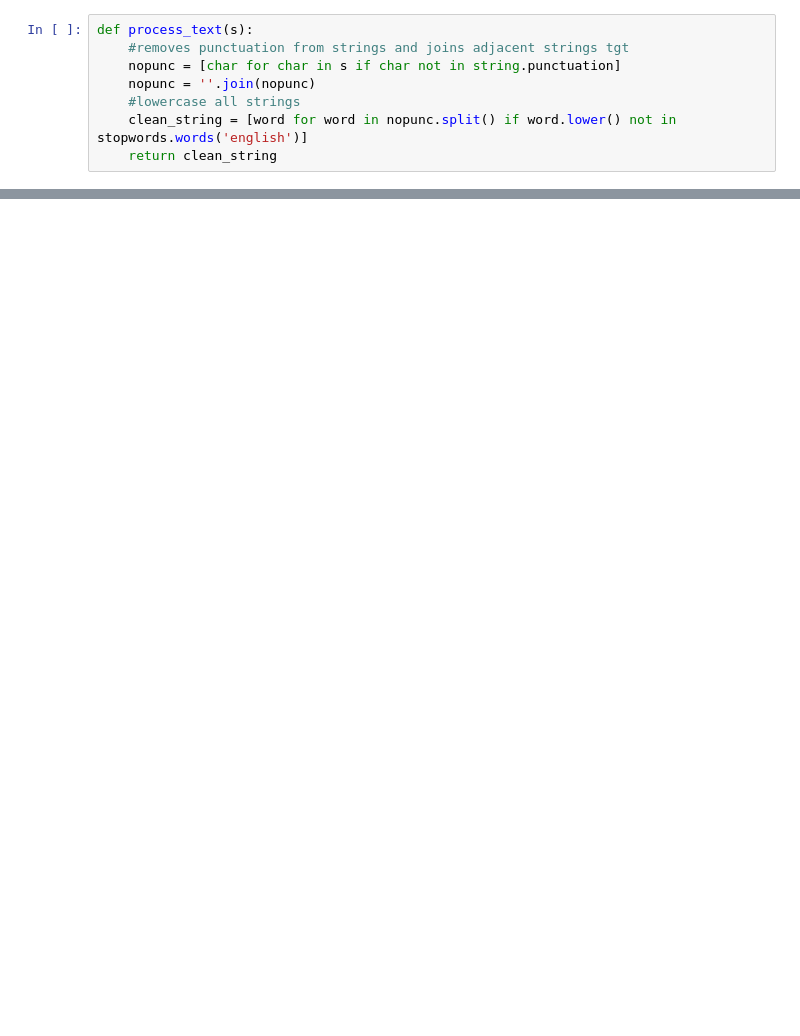
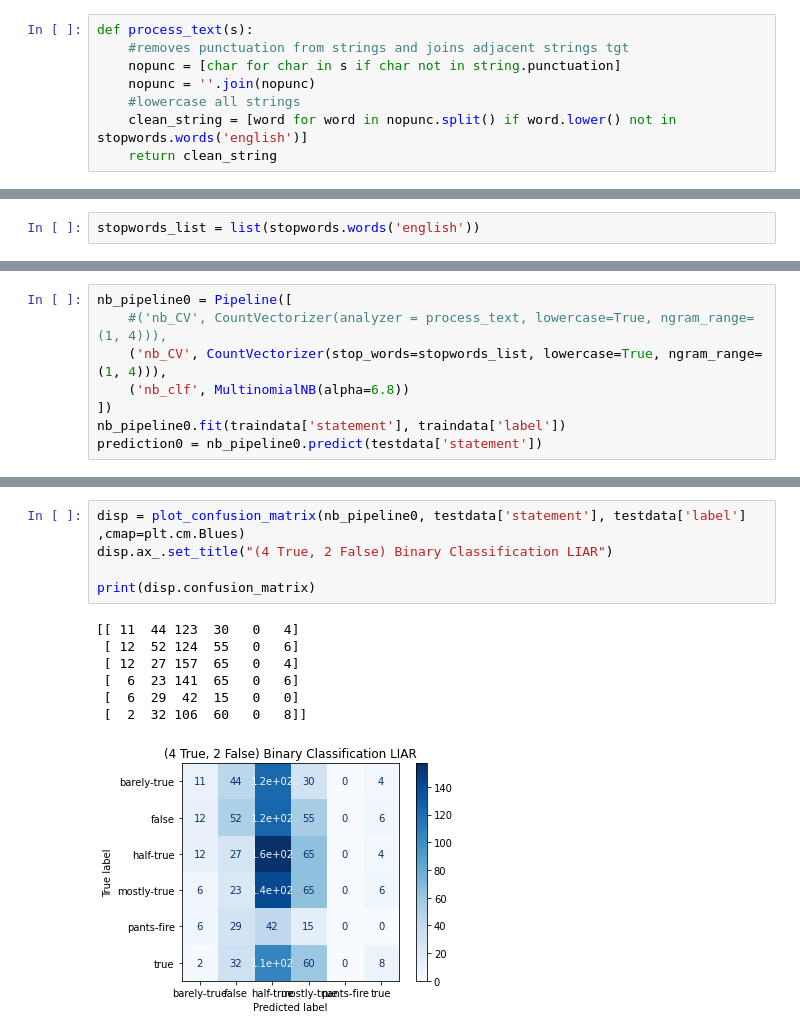
Before and after one commit to sshetkar3858/EE461P_Final_Project_Fake_News_Classifier, a Jupyter notebook: liar/MNB_LIAR.ipynb, the cells around one changed output, grey strips where cells are left out. Saved outputs shown, nothing was run; the diff lists cells and outputs as text; blank space fills up the shorter version.

```diff
--- a/liar/MNB_LIAR.ipynb
+++ b/liar/MNB_LIAR.ipynb
@@ -265,0 +192,2 @@ Recall score is: 0.712707182320442
+# %%
+stopwords_list = list(stopwords.words('english'))
@@ -265,0 +201,8 @@ Recall score is: 0.712707182320442
+# %%
+nb_pipeline0 = Pipeline([
+    #('nb_CV', CountVectorizer(analyzer = process_text, lowercase=True, ngram_range=(1, 4))),
+    ('nb_CV', CountVectorizer(stop_words=stopwords_list, lowercase=True, ngram_range=(1, 4))),
+    ('nb_clf', MultinomialNB(alpha=6.8))
+])
+nb_pipeline0.fit(traindata['statement'], traindata['label'])
+prediction0 = nb_pipeline0.predict(testdata['statement'])
@@ -265,0 +436,13 @@ Recall score is: 0.712707182320442
+# %%
+disp = plot_confusion_matrix(nb_pipeline0, testdata['statement'], testdata['label'] ,cmap=plt.cm.Blues)
+disp.ax_.set_title("(4 True, 2 False) Binary Classification LIAR")
+
+print(disp.confusion_matrix)
+# %% [output]
+[[ 11  44 123  30   0   4]
+ [ 12  52 124  55   0   6]
+ [ 12  27 157  65   0   4]
+ [  6  23 141  65   0   6]
+ [  6  29  42  15   0   0]
+ [  2  32 106  60   0   8]]
+[figure, added]
```
Also changed, not shown: parts of 91 cells of this notebook.
